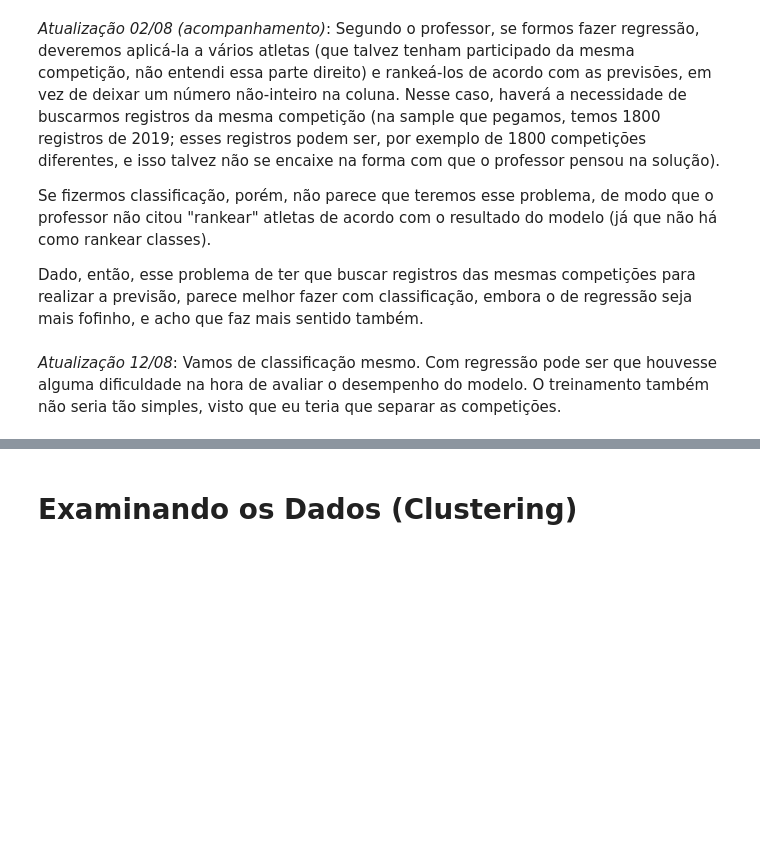
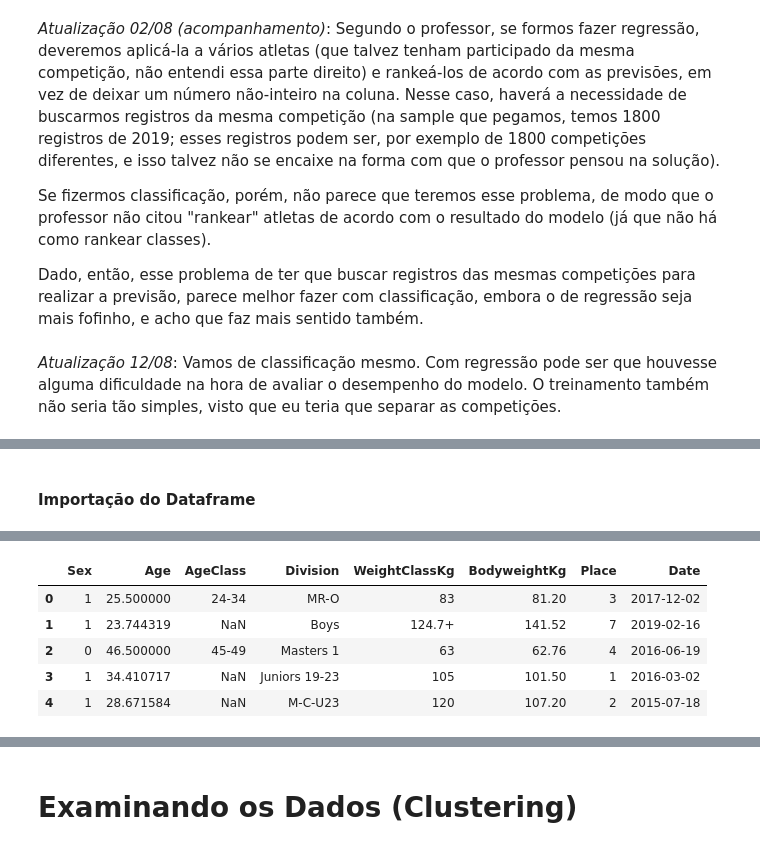
Before and after one commit to RafaelBNN/if697, a Jupyter notebook: Projeto_2_IF697.ipynb, the cells around one changed output, grey strips where cells are left out. Saved outputs shown, nothing was run; the diff lists cells and outputs as text; code cells hidden in the pictures; blank space fills up the shorter version.

```diff
--- a/Projeto_2_IF697.ipynb
+++ b/Projeto_2_IF697.ipynb
@@ -15,3 +29,5 @@ Dado, então, esse problema de ter que buscar registros das mesmas competições
+# %% [markdown]
+#### Importação do Dataframe
 # %%
 import numpy as np
 import pandas as pd
@@ -28,3 +44,14 @@ df.head()
 | 2 | 2 | 1054061 | Satu Luoto | 0 | SBD | Raw | 46.500000 | 45-49 | Masters 1 | ... |
 | 3 | 3 | 587550 | Andreas Andersson | 1 | SBD | Raw | 34.410717 | NaN | Juniors 19-23 | ... |
 | 4 | 4 | 227497 | Ben Leyland | 1 | SBD | Raw | 28.671584 | NaN | M-C-U23 | ... |
+# %%
+df = df[['Sex','Age','AgeClass','Division','WeightClassKg','BodyweightKg','Place','Date']]
+
+df.head()
+# %% [output]
+|  | Sex | Age | AgeClass | Division | WeightClassKg | BodyweightKg | Place | Date |
+| 0 | 1 | 25.500000 | 24-34 | MR-O | 83 | 81.20 | 3 | 2017-12-02 |
+| 1 | 1 | 23.744319 | NaN | Boys | 124.7+ | 141.52 | 7 | 2019-02-16 |
+| 2 | 0 | 46.500000 | 45-49 | Masters 1 | 63 | 62.76 | 4 | 2016-06-19 |
+| 3 | 1 | 34.410717 | NaN | Juniors 19-23 | 105 | 101.50 | 1 | 2016-03-02 |
+| 4 | 1 | 28.671584 | NaN | M-C-U23 | 120 | 107.20 | 2 | 2015-07-18 |
```
Also changed, not shown: parts of 29 cells of this notebook.
